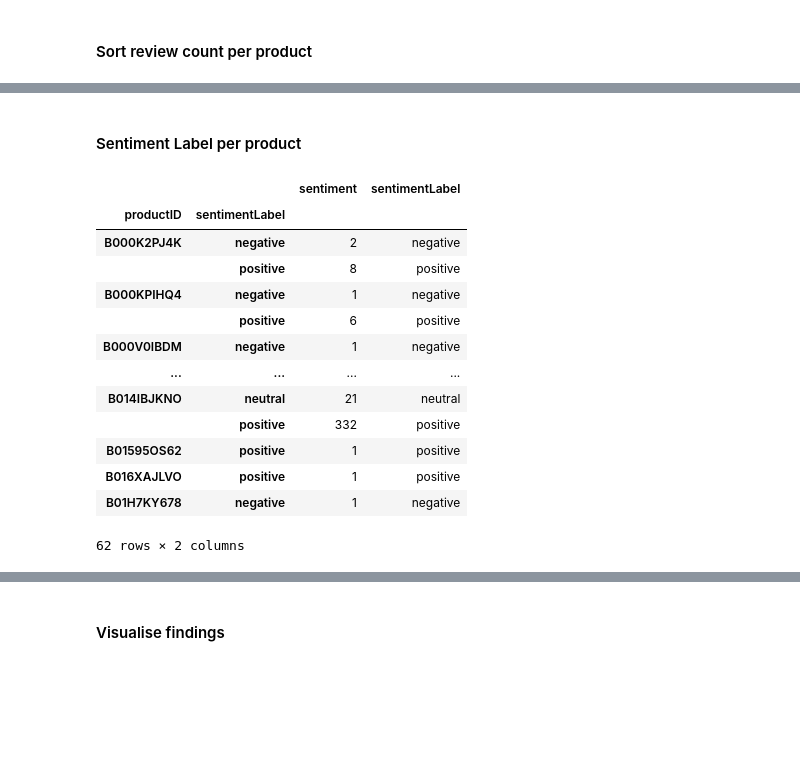
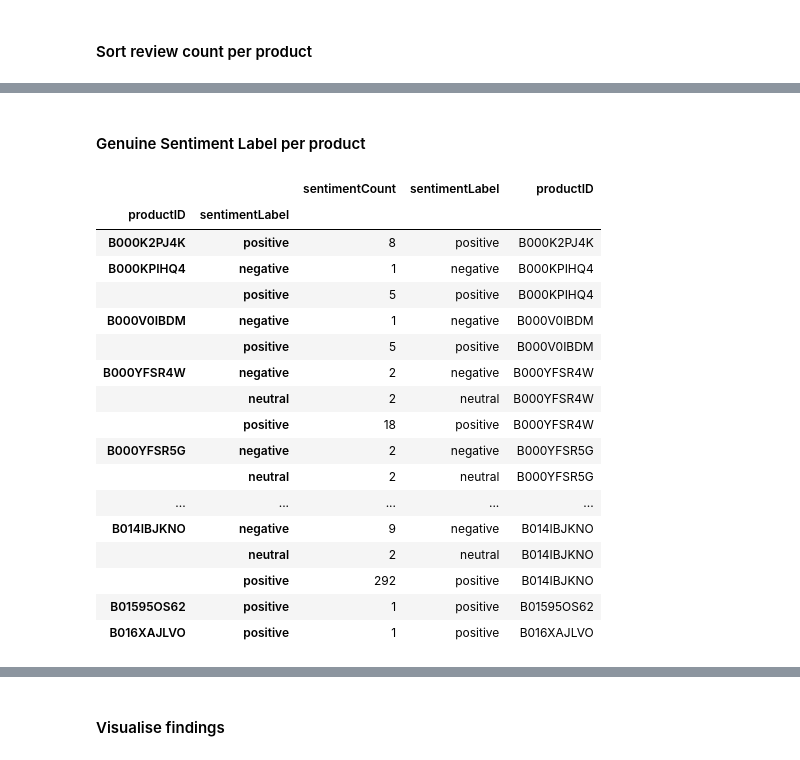
Before and after one commit to ahmadbashorun/AI6-amazon-reviews-EDA-project, a Jupyter notebook: Fashion_cleaning.ipynb, the cells around one changed output, grey strips where cells are left out. Drawn from its saved outputs; the diff is of its cells as text; code cells hidden in the pictures; blank space fills up the shorter version.

```diff
--- a/Fashion_cleaning.ipynb
+++ b/Fashion_cleaning.ipynb
@@ -29,5 +31,4 @@ fashion['reviewTime'] = pd.to_datetime(fashion['reviewTime'])
 ##### Amount of reviews per year and month
 # %%
 fashion['year'] = fashion['reviewTime'].dt.year
-fashion['month'] = fashion['reviewTime'].dt.month
-fashion['day'] = fashion['reviewTime'].dt.day
+fashion['year_month'] = fashion['reviewTime'].apply(lambda x: x.strftime('%B-%Y'))
@@ -193,3 +199,7 @@ genuine_neutral_rating = fashion[(fashion['sentimentLabel']=='neutral') & (fashi
 len(genuine_neutral_rating)
 # %% [output]
 20
+# %%
+genuine_df1 = genuine_good_rating.append(genuine_bad_rating)
+fashion_genuine = genuine_df1.append(genuine_neutral_rating)
+fashion_genuine
@@ -250,21 +276,27 @@ fashion.groupby('productID').count()[['reviewText']].sort_values('reviewText', a
 # %% [markdown]
-#### Sentiment Label per product
+#### Genuine Sentiment Label per product
 # %%
-idky = fashion.groupby(['productID', 'sentimentLabel']).count()[['sentiment']]
-idky['sentimentLabel'] = idky.index.get_level_values(1)
-idky.
+GSL_prod = fashion_genuine.groupby(['productID', 'sentimentLabel']).count()[['sentiment']]
+GSL_prod['sentimentLabel'] = GSL_prod.index.get_level_values(1)
+GSL_prod['productID']=GSL_prod.index.get_level_values(0)
+GSL_prod = GSL_prod.rename(columns={"sentiment":"sentimentCount"})
+GSL_prod
 # %% [output]
-|  |  | sentiment | sentimentLabel |
-| productID | sentimentLabel |  |  |
-| B000K2PJ4K | negative | 2 | negative |
-|  | positive | 8 | positive |
-| B000KPIHQ4 | negative | 1 | negative |
-|  | positive | 6 | positive |
-| B000V0IBDM | negative | 1 | negative |
-| ... | ... | ... | ... |
-| B014IBJKNO | neutral | 21 | neutral |
-|  | positive | 332 | positive |
-| B01595OS62 | positive | 1 | positive |
-| B016XAJLVO | positive | 1 | positive |
-| B01H7KY678 | negative | 1 | negative |
+|  |  | sentimentCount | sentimentLabel | productID |
+| productID | sentimentLabel |  |  |  |
+| B000K2PJ4K | positive | 8 | positive | B000K2PJ4K |
+| B000KPIHQ4 | negative | 1 | negative | B000KPIHQ4 |
+|  | positive | 5 | positive | B000KPIHQ4 |
+| B000V0IBDM | negative | 1 | negative | B000V0IBDM |
+|  | positive | 5 | positive | B000V0IBDM |
+| B000YFSR4W | negative | 2 | negative | B000YFSR4W |
+|  | neutral | 2 | neutral | B000YFSR4W |
+|  | positive | 18 | positive | B000YFSR4W |
+| B000YFSR5G | negative | 2 | negative | B000YFSR5G |
+|  | neutral | 2 | neutral | B000YFSR5G |
+| ... | ... | ... | ... | ... |
+| B014IBJKNO | negative | 9 | negative | B014IBJKNO |
+|  | neutral | 2 | neutral | B014IBJKNO |
+|  | positive | 292 | positive | B014IBJKNO |
+| B01595OS62 | positive | 1 | positive | B01595OS62 |
+| B016XAJLVO | positive | 1 | positive | B016XAJLVO |
-62 rows × 2 columns
```
Also changed, not shown: parts of 20 cells of this notebook.
